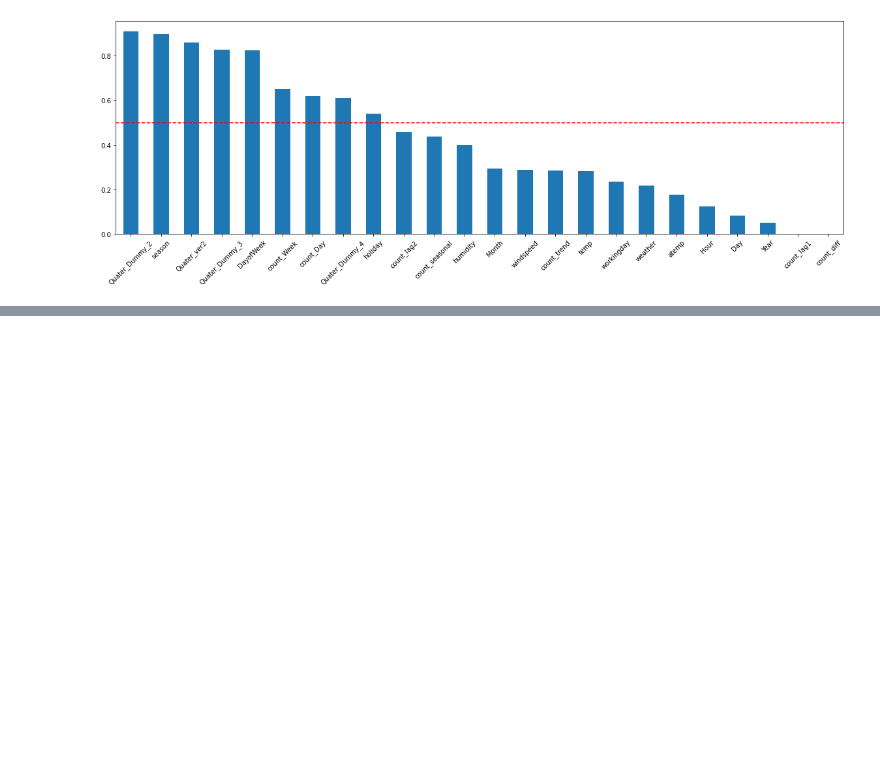
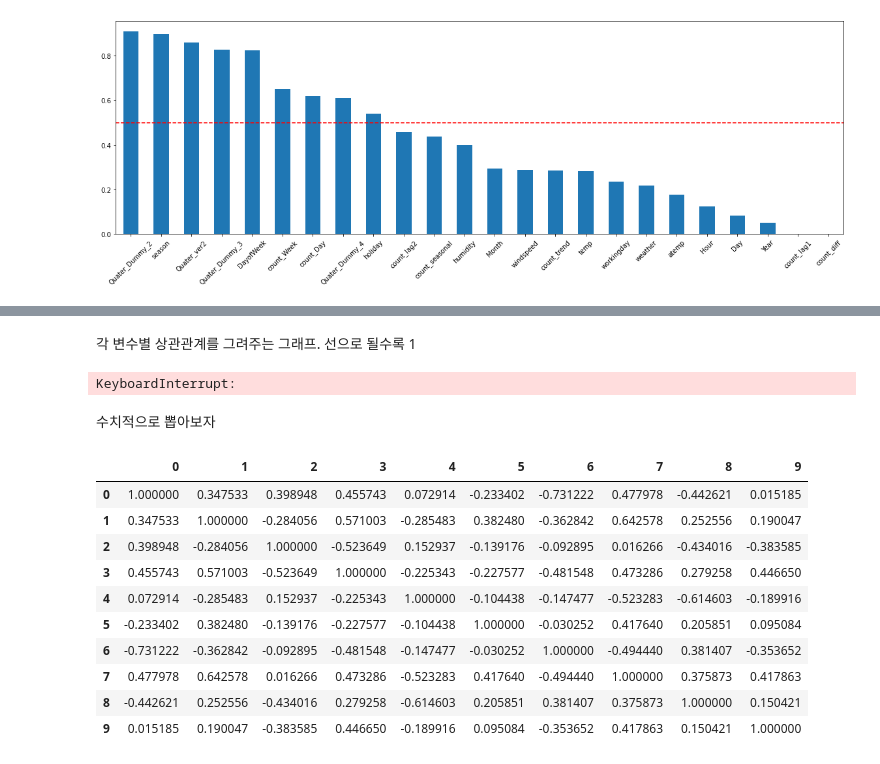
Before and after one commit to JPJD-TIL/TIL, a Jupyter notebook: jd/Practice_1.ipynb, the cells around one changed output, grey strips where cells are left out. Cells and saved outputs as stored; diff of their text form; code cells hidden in the pictures; blank space fills up the shorter version.

```diff
--- a/jd/Practice_1.ipynb
+++ b/jd/Practice_1.ipynb
@@ -1853,0 +1849,26 @@ plt.show()
+# %% [markdown]
+각 변수별 상관관계를 그려주는 그래프. 선으로 될수록 1
+# %%
+pd.plotting.scatter_matrix(raw_fe,figsize = (18,18), diagonal = 'kde')
+plt.show()
+# %% [output]
+KeyboardInterrupt:
+# %% [markdown]
+수치적으로 뽑아보자
+# %%
+rs = np.random.RandomState(0)
+df = pd.DataFrame(rs.rand(10,10))
+corr = df.corr()
+corr.style.background_gradient(cmap = 'coolwarm')
+# %% [output]
+|  | 0 | 1 | 2 | 3 | 4 | 5 | 6 | 7 | 8 | 9 |
+| 0 | 1.000000 | 0.347533 | 0.398948 | 0.455743 | 0.072914 | -0.233402 | -0.731222 | 0.477978 | -0.442621 | 0.015185 |
+| 1 | 0.347533 | 1.000000 | -0.284056 | 0.571003 | -0.285483 | 0.382480 | -0.362842 | 0.642578 | 0.252556 | 0.190047 |
+| 2 | 0.398948 | -0.284056 | 1.000000 | -0.523649 | 0.152937 | -0.139176 | -0.092895 | 0.016266 | -0.434016 | -0.383585 |
+| 3 | 0.455743 | 0.571003 | -0.523649 | 1.000000 | -0.225343 | -0.227577 | -0.481548 | 0.473286 | 0.279258 | 0.446650 |
+| 4 | 0.072914 | -0.285483 | 0.152937 | -0.225343 | 1.000000 | -0.104438 | -0.147477 | -0.523283 | -0.614603 | -0.189916 |
+| 5 | -0.233402 | 0.382480 | -0.139176 | -0.227577 | -0.104438 | 1.000000 | -0.030252 | 0.417640 | 0.205851 | 0.095084 |
+| 6 | -0.731222 | -0.362842 | -0.092895 | -0.481548 | -0.147477 | -0.030252 | 1.000000 | -0.494440 | 0.381407 | -0.353652 |
+| 7 | 0.477978 | 0.642578 | 0.016266 | 0.473286 | -0.523283 | 0.417640 | -0.494440 | 1.000000 | 0.375873 | 0.417863 |
+| 8 | -0.442621 | 0.252556 | -0.434016 | 0.279258 | -0.614603 | 0.205851 | 0.381407 | 0.375873 | 1.000000 | 0.150421 |
+| 9 | 0.015185 | 0.190047 | -0.383585 | 0.446650 | -0.189916 | 0.095084 | -0.353652 | 0.417863 | 0.150421 | 1.000000 |
```
Also changed, not shown: parts of 83 cells of this notebook.
